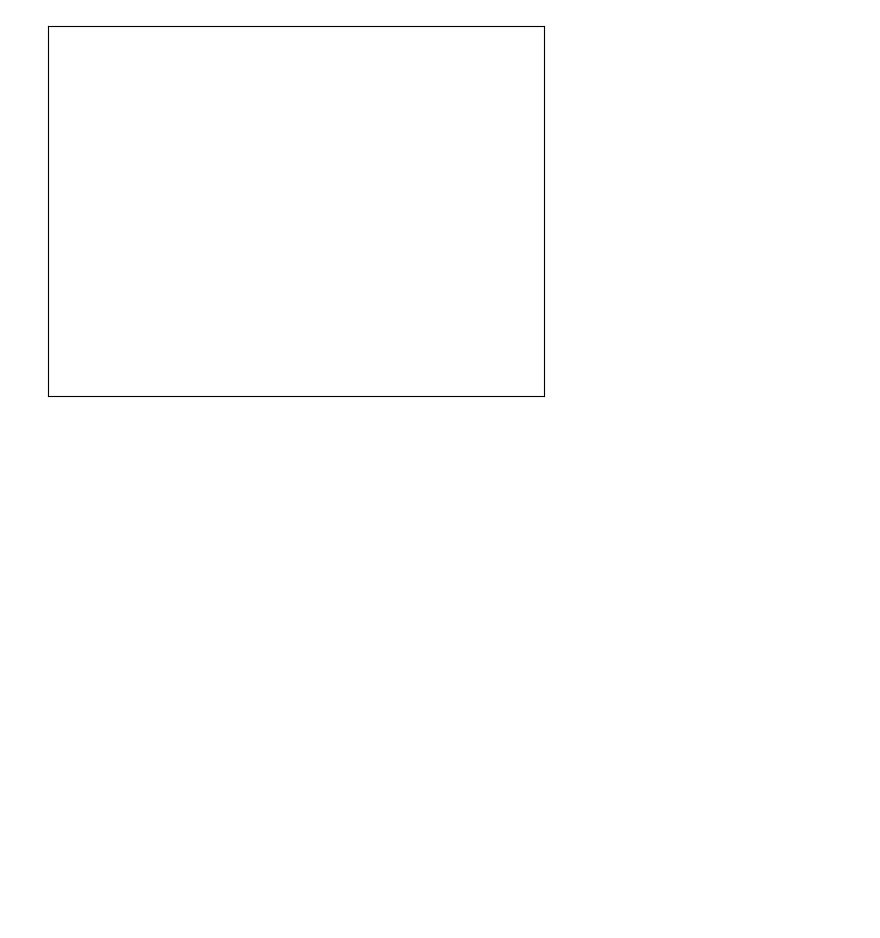
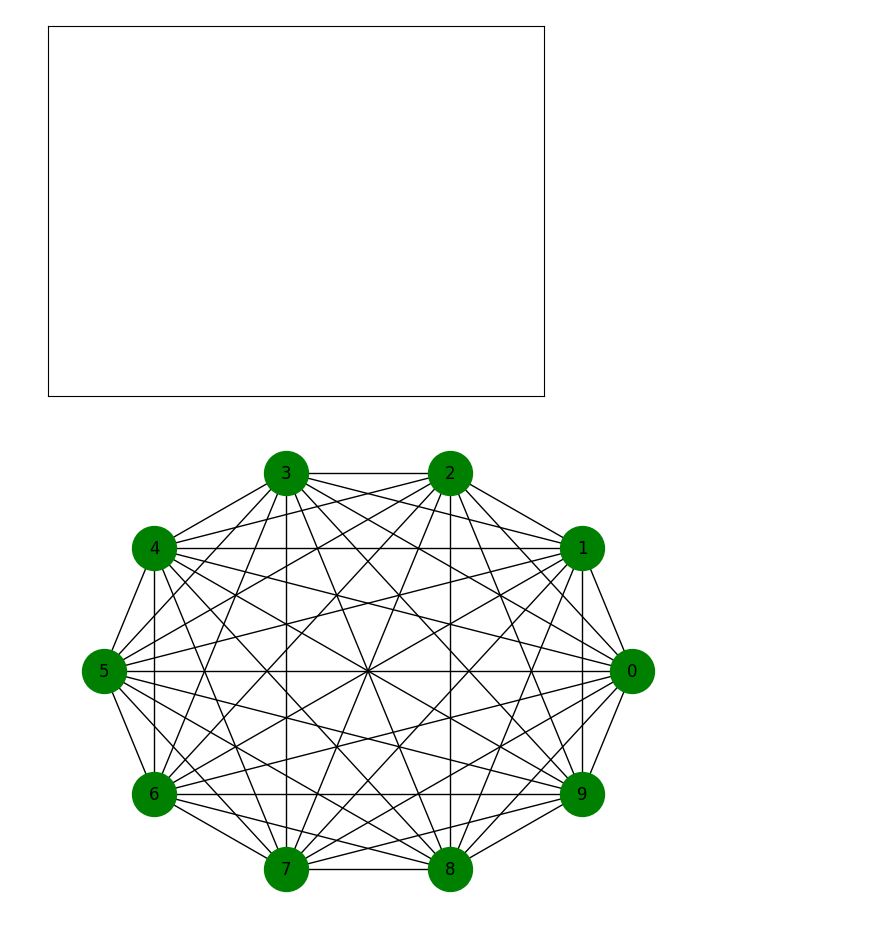
Before and after one commit to Stellarous/Thinking-Complex, a Jupyter notebook: main.ipynb, the cells around one changed output. Saved outputs shown, nothing was run; the diff lists cells and outputs as text; code cells hidden in the pictures; blank space fills up the shorter version.

```diff
--- a/main.ipynb
+++ b/main.ipynb
@@ -61,3 +61,24 @@ nx.draw_networkx_edge_labels(G,
  ('Boston', 'NYC'): Text(-72.5, 41.5, '4'),
  ('NYC', 'Philly'): Text(-74.5, 40.5, '2')}
 [figure]
+# %%
+def all_pairs(nodes):
+    for i, u in enumerate(nodes):
+        for j, v in enumerate(nodes):
+            if i > j:
+                yield u, v
+# %%
+def make_complete_graph(n):
+    G = nx.Graph()
+    nodes = range(n)
+    G.add_nodes_from(nodes)
+    G.add_edges_from(all_pairs(nodes))
+    return G
+# %%
+complete = make_complete_graph(10)
+nx.draw_circular(complete,
+                 node_color=COLORS[1],
+                 node_size=1000,
+                 with_labels=True)
+# %% [output]
+[figure, added]
```
